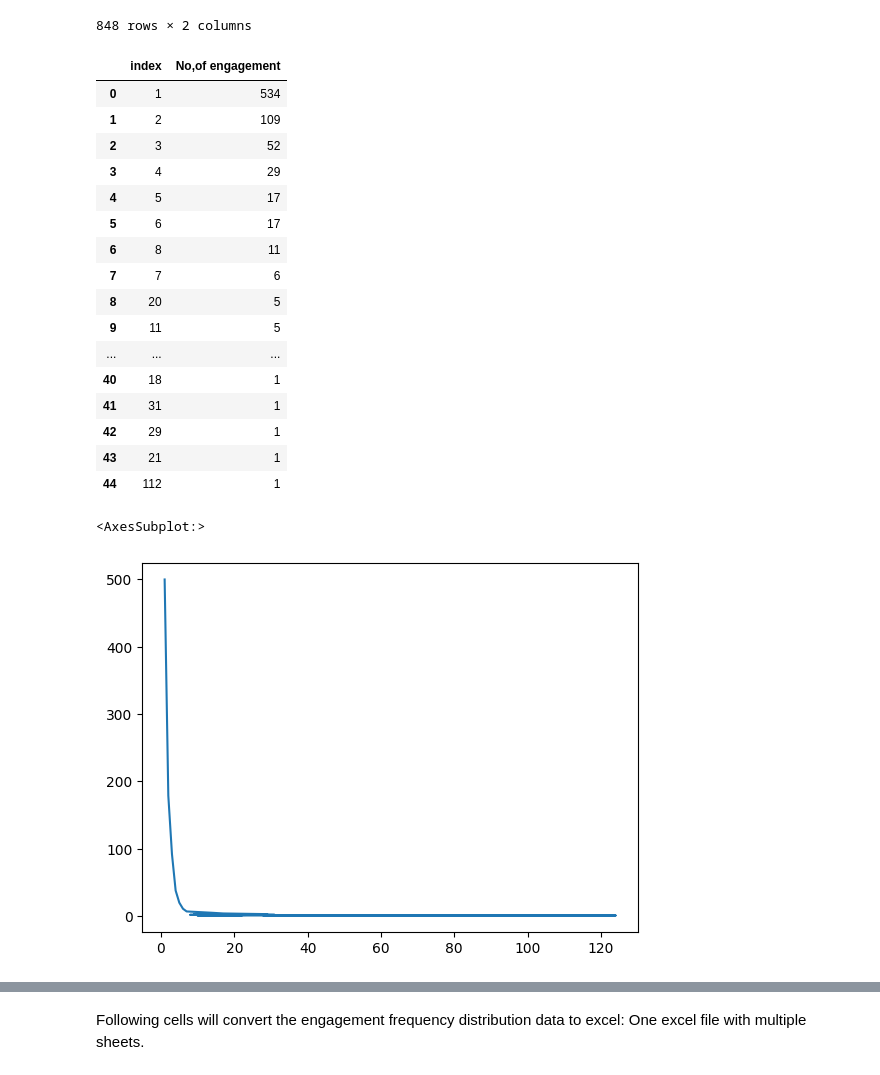
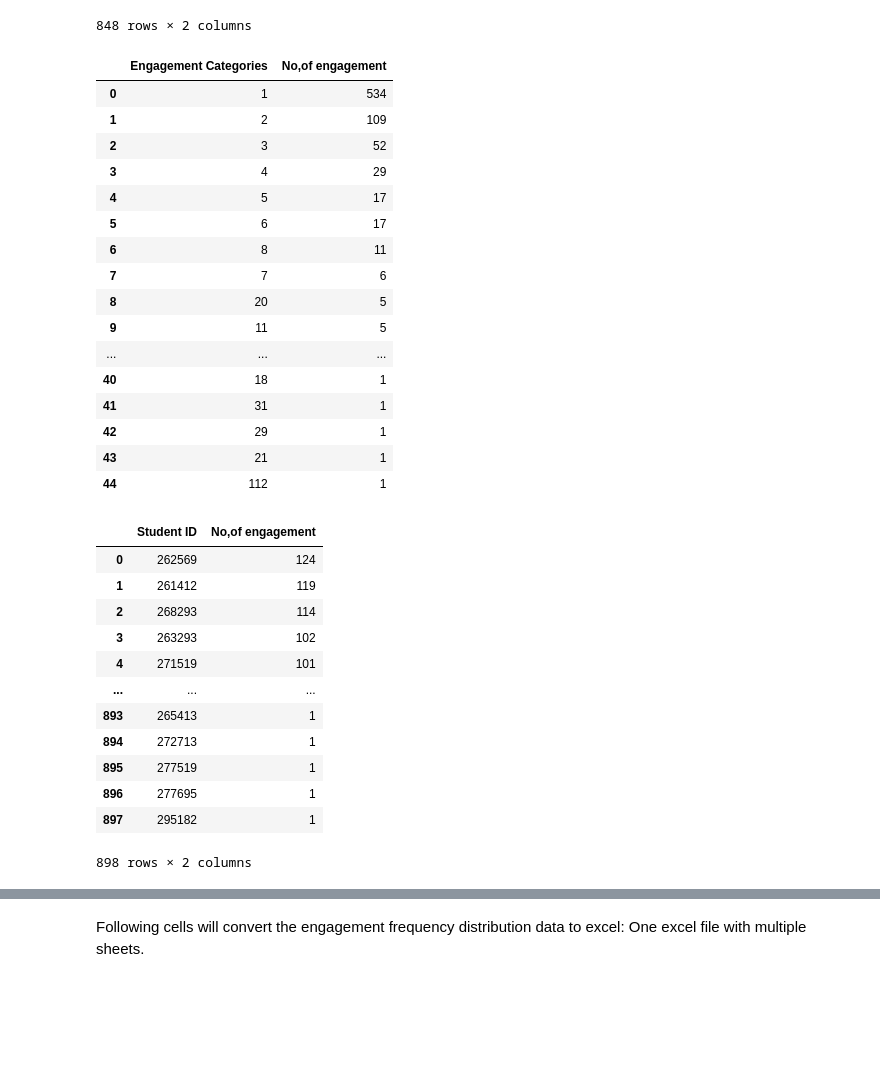
Before and after one commit to puvanans/365-DS-Competition, a Jupyter notebook: engagement _analysis_by_country.ipynb, the cells around one changed output, grey strips where cells are left out. Cells and saved outputs as stored; diff of their text form; code cells hidden in the pictures; blank space fills up the shorter version.

Commit message:
cleaned up NG engagement

```diff
--- a/engagement _analysis_by_country.ipynb
+++ b/engagement _analysis_by_country.ipynb
@@ -262,10 +262,10 @@ GB_df
 | 847 | 295443 | 1 |
 848 rows × 2 columns
 # %%
-GB_engagement_frequency = pd.DataFrame(GB_df['No,of engagement'].value_counts()).reset_index().rename(column = {'index':'})
+GB_engagement_frequency = pd.DataFrame(GB_df['No,of engagement'].value_counts()).reset_index().rename(columns = {'index':'Engagement Categories','No,of engagment':'No,of students(GB)'})
 GB_engagement_frequency
 # %% [output]
-|  | index | No,of engagement |
+|  | Engagement Categories | No,of engagement |
 | 0 | 1 | 534 |
 | 1 | 2 | 109 |
 | 2 | 3 | 52 |
@@ -284,9 +284,19 @@ GB_engagement_frequency
 | 44 | 112 | 1 |
 # %%
 NG = student_engagement_by_country[student_engagement_by_country['country'] == 'NG']
-NG_df = pd.DataFrame(NG['student_id'].value_counts()).reset_index(drop = 'true').rename(columns = {'student_id':'No,of engagement'})
-NG_engagement_frequency = NG_df['No,of engagement'].value_counts()
-NG_engagement_frequency.plot()
+NG_df = pd.DataFrame(NG['student_id'].value_counts()).reset_index().rename(columns = {'student_id':'No,of engagement','index':'Student ID'})
+NG_df
 # %% [output]
+|  | Student ID | No,of engagement |
+| 0 | 262569 | 124 |
+| 1 | 261412 | 119 |
+| 2 | 268293 | 114 |
+| 3 | 263293 | 102 |
+| 4 | 271519 | 101 |
+| ... | ... | ... |
+| 893 | 265413 | 1 |
+| 894 | 272713 | 1 |
+| 895 | 277519 | 1 |
+| 896 | 277695 | 1 |
+| 897 | 295182 | 1 |
-<AxesSubplot:>
+898 rows × 2 columns
-[figure, removed]
```
Also changed, not shown: parts of 1 cell of this notebook.
